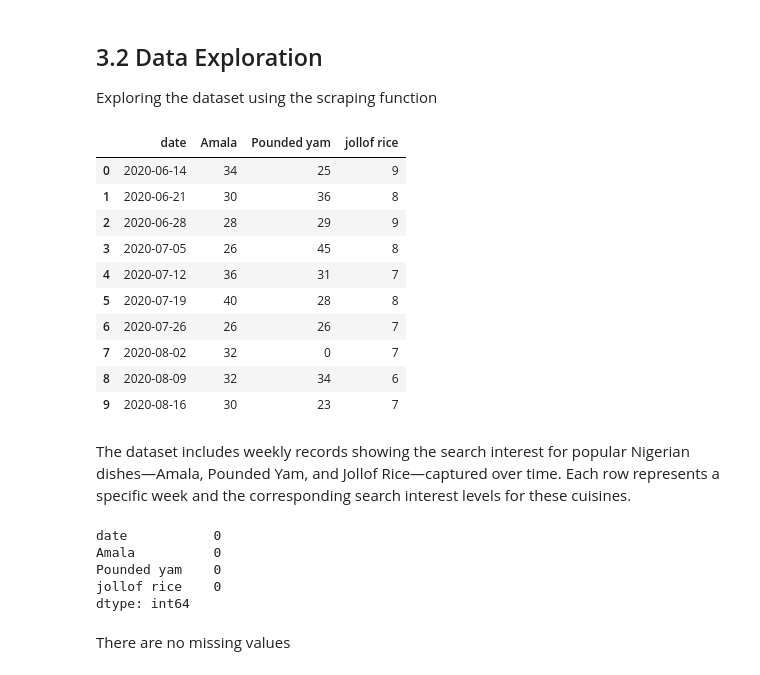
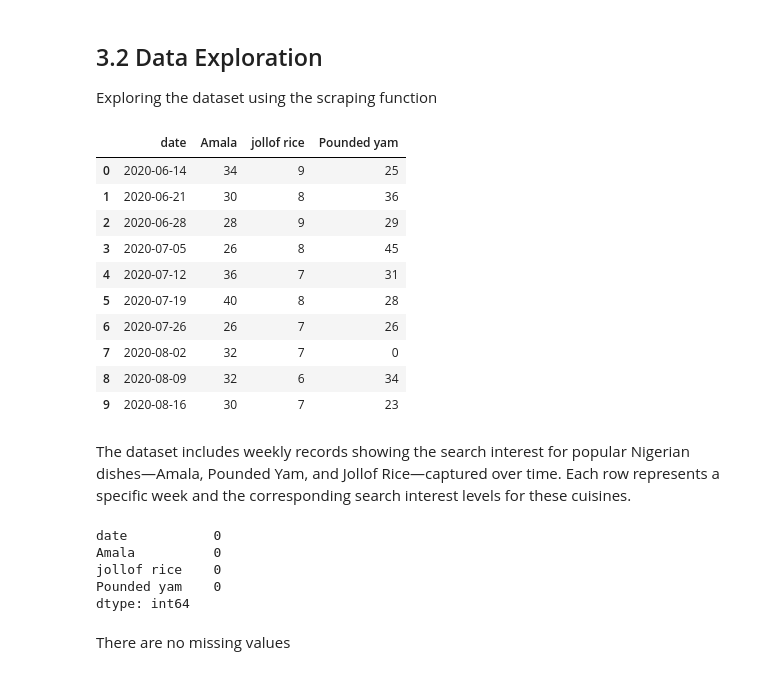
Before and after one commit to SaliuA/Amala-trend-detection-uk, a Jupyter notebook: trend_analysis.ipynb, the cells around one changed output. Cells and saved outputs as stored; diff of their text form; code cells hidden in the pictures.

```diff
--- a/trend_analysis.ipynb
+++ b/trend_analysis.ipynb
@@ -199,28 +240,28 @@ fetch_google_trends_data(keyword='jollof rice', geo='GB', timeframe='today 5-y')
 Exploring the dataset using the scraping function
 # %%
 # Load trend data
-df_1 = pd.read_csv(r"C:\Users\Saliu\OneDrive\Desktop\Amala-trend-detection-uk\data\amala_trends_20250618.csv", parse_dates=["date"])
-df_2 = pd.read_csv(r"C:\Users\Saliu\OneDrive\Desktop\Amala-trend-detection-uk\data\pounded_yam_trends_20250618.csv", parse_dates=["date"])
-df_3 = pd.read_csv(r"C:\Users\Saliu\OneDrive\Desktop\Amala-trend-detection-uk\data\jollof_rice_trends_20250618.csv", parse_dates=["date"])
+df_1 = pd.read_csv(r"data/amala_trends_20250618.csv", parse_dates=["date"])
+df_2 = pd.read_csv(r"data/jollof_rice_trends_20250618.csv", parse_dates=["date"])
+df_3 = pd.read_csv(r"data/pounded_yam_trends_20250618.csv", parse_dates=["date"])
 
 # Preview the data
 df = pd.merge(df_1, df_2, on='date', how='outer')  # or 'inner', 'left', 'right' as needed
 df = pd.merge(df, df_3, on='date', how='outer')    # merge the third one
 
 # Display the first few rows of the combined DataFrame
 display(df.head(10))
 # %% [output]
-|  | date | Amala | Pounded yam | jollof rice |
-| 0 | 2020-06-14 | 34 | 25 | 9 |
-| 1 | 2020-06-21 | 30 | 36 | 8 |
-| 2 | 2020-06-28 | 28 | 29 | 9 |
-| 3 | 2020-07-05 | 26 | 45 | 8 |
-| 4 | 2020-07-12 | 36 | 31 | 7 |
-| 5 | 2020-07-19 | 40 | 28 | 8 |
-| 6 | 2020-07-26 | 26 | 26 | 7 |
-| 7 | 2020-08-02 | 32 | 0 | 7 |
-| 8 | 2020-08-09 | 32 | 34 | 6 |
-| 9 | 2020-08-16 | 30 | 23 | 7 |
+|  | date | Amala | jollof rice | Pounded yam |
+| 0 | 2020-06-14 | 34 | 9 | 25 |
+| 1 | 2020-06-21 | 30 | 8 | 36 |
+| 2 | 2020-06-28 | 28 | 9 | 29 |
+| 3 | 2020-07-05 | 26 | 8 | 45 |
+| 4 | 2020-07-12 | 36 | 7 | 31 |
+| 5 | 2020-07-19 | 40 | 8 | 28 |
+| 6 | 2020-07-26 | 26 | 7 | 26 |
+| 7 | 2020-08-02 | 32 | 7 | 0 |
+| 8 | 2020-08-09 | 32 | 6 | 34 |
+| 9 | 2020-08-16 | 30 | 7 | 23 |
 # %% [markdown]
 The dataset includes weekly records showing the search interest for popular Nigerian dishes—Amala, Pounded Yam, and Jollof Rice—captured over time. Each row represents a specific week and the corresponding search interest levels for these cuisines.
 # %%
@@ -228,8 +269,8 @@ df.isna().sum()  # Check for missing values
 # %% [output]
 date           0
 Amala          0
+jollof rice    0
 Pounded yam    0
-jollof rice    0
 dtype: int64
 # %% [markdown]
 There are no missing values
```
Also changed, not shown: parts of 13 cells of this notebook, 3 other files.
